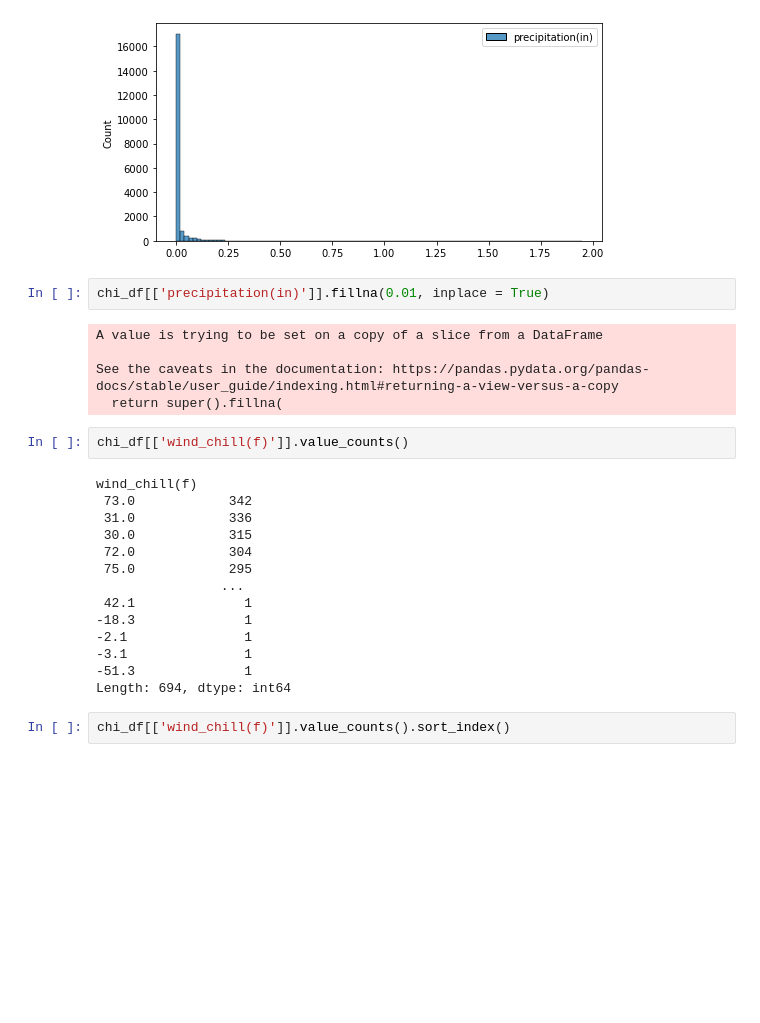
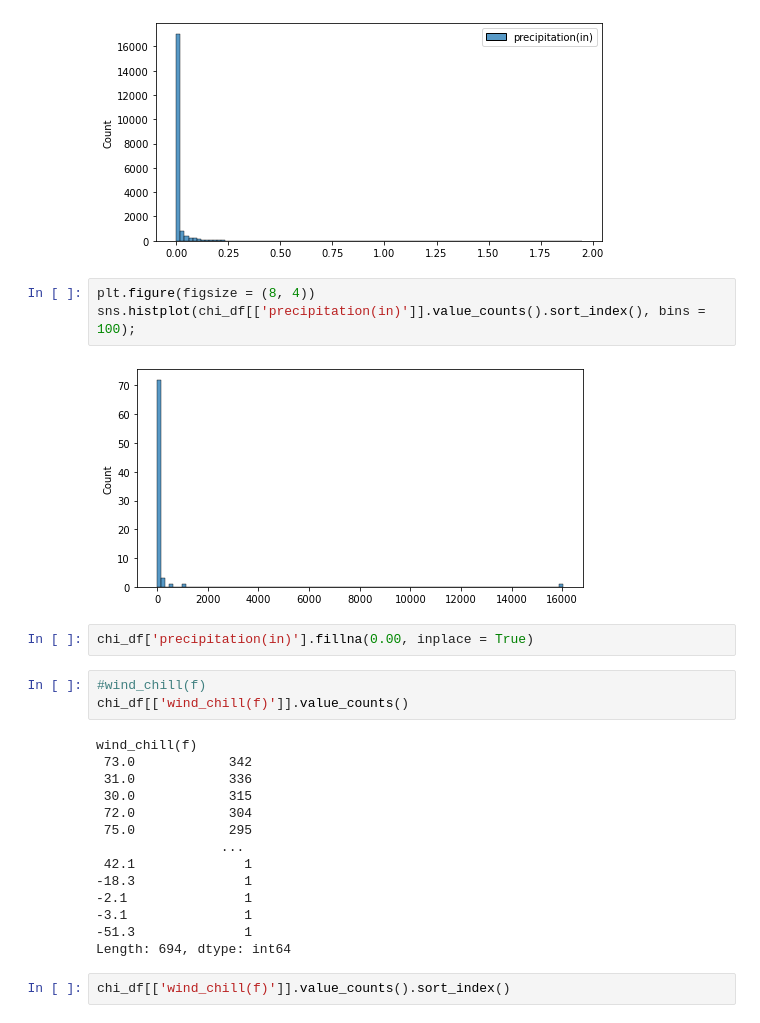
Before and after one commit to jeffreyfloyd/DST-and-traffic-implications, a Jupyter notebook: code/data_cleaning.ipynb, the cells around one changed output. Drawn from its saved outputs; the diff is of its cells as text; blank space fills up the shorter version.

```diff
--- a/code/data_cleaning.ipynb
+++ b/code/data_cleaning.ipynb
@@ -151,14 +132,15 @@ plt.figure(figsize = (8, 4))
 sns.histplot(chi_df[['precipitation(in)']], bins = 100);
 # %% [output]
 [figure]
+# %%
+plt.figure(figsize = (8, 4))
+sns.histplot(chi_df[['precipitation(in)']].value_counts().sort_index(), bins = 100);
+# %% [output]
+[figure, added]
 # %%
-chi_df[['precipitation(in)']].fillna(0.01, inplace = True)
+chi_df['precipitation(in)'].fillna(0.00, inplace = True)
-# %% [output]
-A value is trying to be set on a copy of a slice from a DataFrame
-
-See the caveats in the documentation: https://pandas.pydata.org/pandas-docs/stable/user_guide/indexing.html#returning-a-view-versus-a-copy
-  return super().fillna(
 # %%
+#wind_chill(f)
 chi_df[['wind_chill(f)']].value_counts()
 # %% [output]
 wind_chill(f)
```
Also changed, not shown: parts of 59 cells of this notebook, 1 other file.
